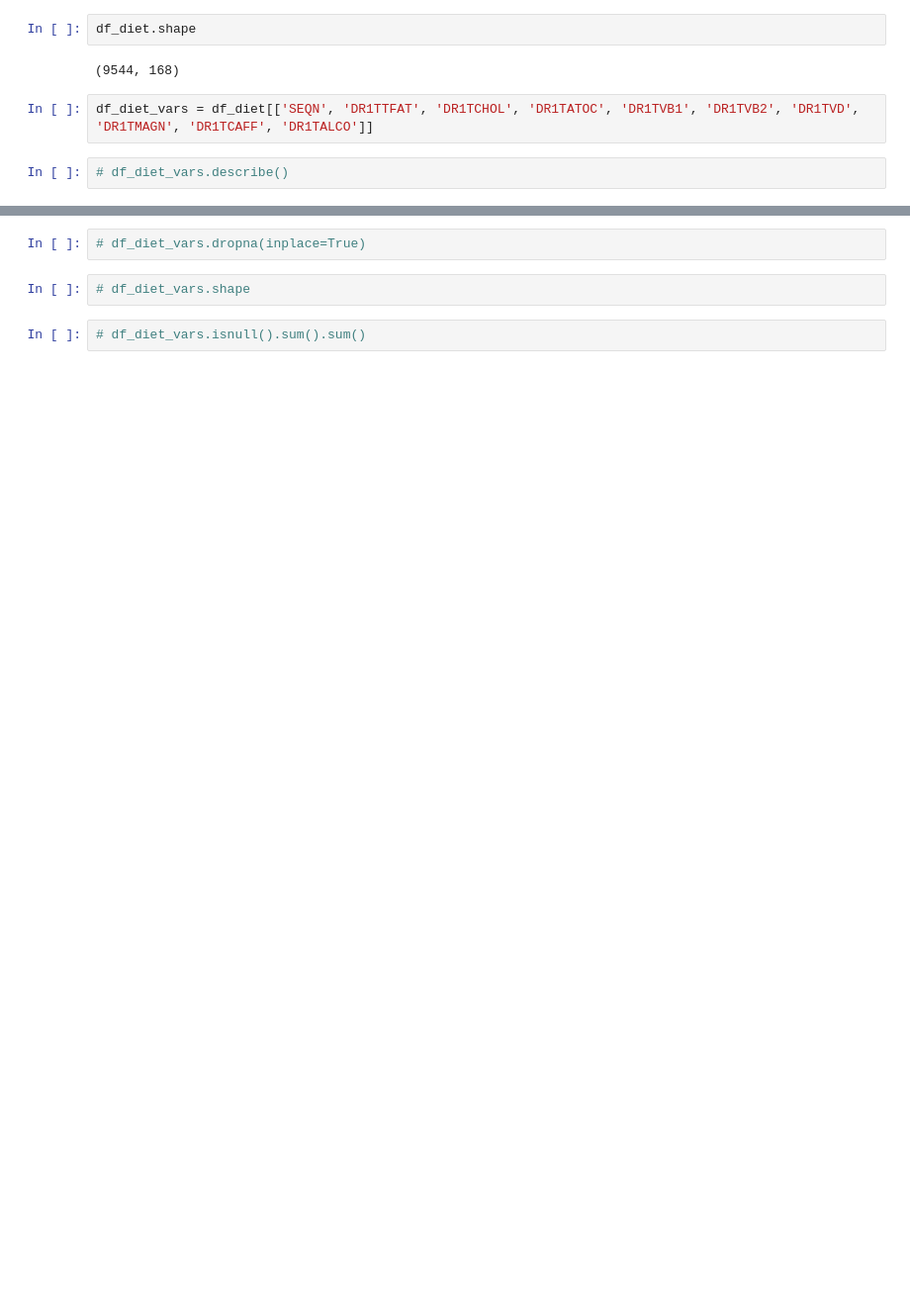
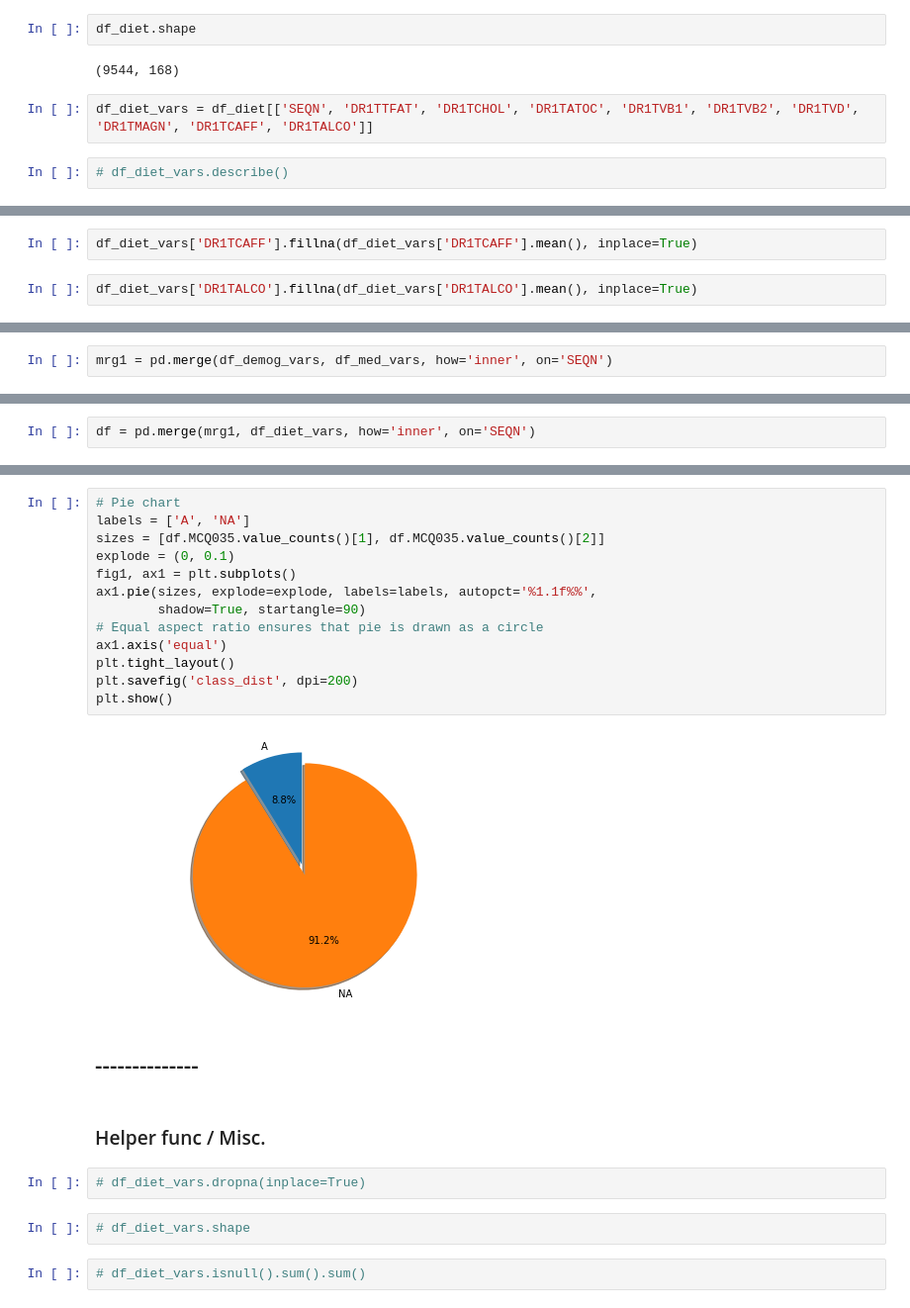
Before and after one commit to ram-avni/health_condition_predictor, a Jupyter notebook: Data_records.ipynb, the cells around one changed output, grey strips where cells are left out. Shown at 99% size. Cells and saved outputs as stored; diff of their text form; blank space fills up the shorter version.

```diff
--- a/Data_records.ipynb
+++ b/Data_records.ipynb
@@ -108,3 +171,7 @@ df_diet_vars = df_diet[['SEQN', 'DR1TTFAT', 'DR1TCHOL', 'DR1TATOC', 'DR1TVB1', '
+# %%
+df_diet_vars['DR1TCAFF'].fillna(df_diet_vars['DR1TCAFF'].mean(), inplace=True)
+# %%
+df_diet_vars['DR1TALCO'].fillna(df_diet_vars['DR1TALCO'].mean(), inplace=True)
 # %%
 df_diet_vars.isnull().sum()
 # %% [output]
@@ -121,0 +199,2 @@ dtype: int64
+# %%
+mrg1 = pd.merge(df_demog_vars, df_med_vars, how='inner', on='SEQN')
@@ -121,0 +209,2 @@ dtype: int64
+# %%
+df = pd.merge(mrg1, df_diet_vars, how='inner', on='SEQN')
@@ -122,3 +242,22 @@ dtype: int64
+# %%
+# Pie chart
+labels = ['A', 'NA']
+sizes = [df.MCQ035.value_counts()[1], df.MCQ035.value_counts()[2]]
+explode = (0, 0.1)
+fig1, ax1 = plt.subplots()
+ax1.pie(sizes, explode=explode, labels=labels, autopct='%1.1f%%',
+        shadow=True, startangle=90)
+# Equal aspect ratio ensures that pie is drawn as a circle
+ax1.axis('equal')
+plt.tight_layout()
+plt.savefig('class_dist', dpi=200)
+plt.show()
+# %% [output]
+[figure, added]
+# %% [markdown]
+## --------------
+# %% [markdown]
+### Helper func / Misc.
 # %%
 # df_diet_vars.dropna(inplace=True)
 # %%
```
Also changed, not shown: parts of 47 cells of this notebook, 1 other file.
